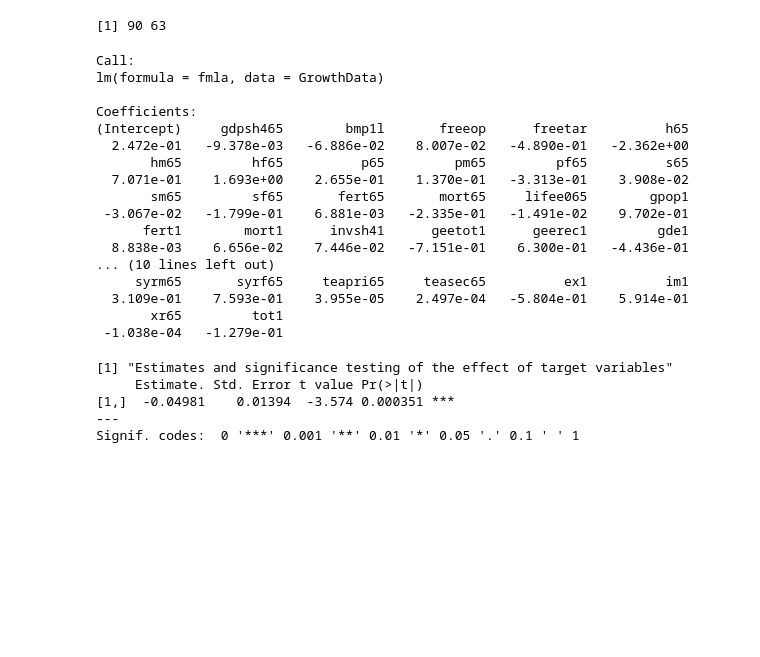
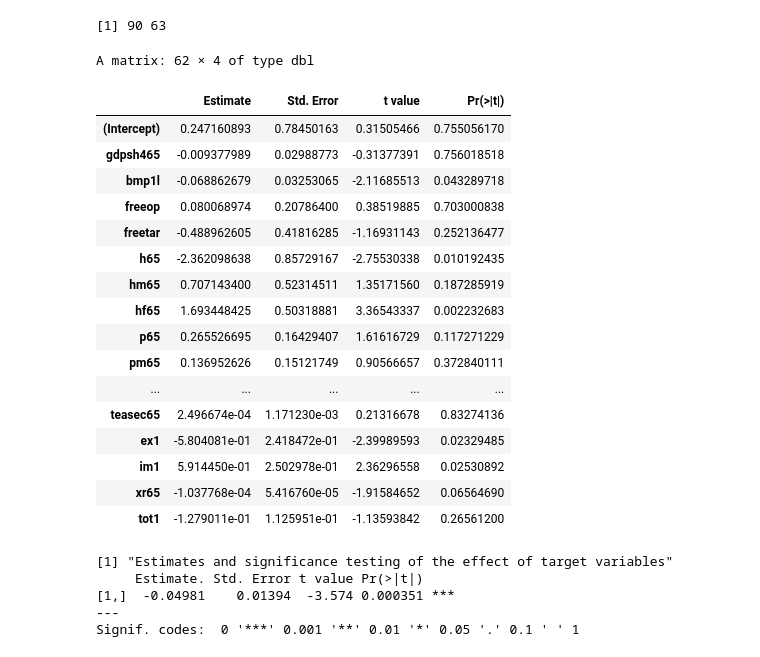
Before and after one commit to d2cml-ai/HDMjl.jl, a Jupyter notebook: tutorial/r_file.ipynb, the cells around one changed output. Cells and saved outputs as stored; diff of their text form; code cells hidden in the pictures; blank space fills up the shorter version.

```diff
--- a/tutorial/r_file.ipynb
+++ b/tutorial/r_file.ipynb
@@ -223,26 +223,27 @@ dandxnames = varnames[-c(1, 2)] # names of D and X variables
 # create formulas by pasting names (this saves typing times)
 fmla = as.formula(paste("Outcome ~ ", paste(dandxnames, collapse = "+")))
 ls.effect = lm(fmla, data = GrowthData)
-# %%
-ls.effect
-# %% [output]
-Call:
-lm(formula = fmla, data = GrowthData)
-
-Coefficients:
-(Intercept)     gdpsh465        bmp1l       freeop      freetar          h65
-  2.472e-01   -9.378e-03   -6.886e-02    8.007e-02   -4.890e-01   -2.362e+00
-       hm65         hf65          p65         pm65         pf65          s65
-  7.071e-01    1.693e+00    2.655e-01    1.370e-01   -3.313e-01    3.908e-02
-       sm65         sf65       fert65       mort65     lifee065        gpop1
- -3.067e-02   -1.799e-01    6.881e-03   -2.335e-01   -1.491e-02    9.702e-01
-      fert1        mort1      invsh41      geetot1      geerec1         gde1
-  8.838e-03    6.656e-02    7.446e-02   -7.151e-01    6.300e-01   -4.436e-01
-... (10 lines left out)
-     syrm65       syrf65     teapri65     teasec65          ex1          im1
-  3.109e-01    7.593e-01    3.955e-05    2.497e-04   -5.804e-01    5.914e-01
-       xr65         tot1
- -1.038e-04   -1.279e-01
+# %%
+summary(ls.effect)$coef
+# %% [output]
+A matrix: 62 × 4 of type dbl
+|  | Estimate | Std. Error | t value | Pr(>|t|) |
+| (Intercept) | 0.247160893 | 0.78450163 | 0.31505466 | 0.755056170 |
+| gdpsh465 | -0.009377989 | 0.02988773 | -0.31377391 | 0.756018518 |
+| bmp1l | -0.068862679 | 0.03253065 | -2.11685513 | 0.043289718 |
+| freeop | 0.080068974 | 0.20786400 | 0.38519885 | 0.703000838 |
+| freetar | -0.488962605 | 0.41816285 | -1.16931143 | 0.252136477 |
+| h65 | -2.362098638 | 0.85729167 | -2.75530338 | 0.010192435 |
+| hm65 | 0.707143400 | 0.52314511 | 1.35171560 | 0.187285919 |
+| hf65 | 1.693448425 | 0.50318881 | 3.36543337 | 0.002232683 |
+| p65 | 0.265526695 | 0.16429407 | 1.61616729 | 0.117271229 |
+| pm65 | 0.136952626 | 0.15121749 | 0.90566657 | 0.372840111 |
+| ... | ... | ... | ... | ... |
+| teasec65 | 2.496674e-04 | 1.171230e-03 | 0.21316678 | 0.83274136 |
+| ex1 | -5.804081e-01 | 2.418472e-01 | -2.39989593 | 0.02329485 |
+| im1 | 5.914450e-01 | 2.502978e-01 | 2.36296558 | 0.02530892 |
+| xr65 | -1.037768e-04 | 5.416760e-05 | -1.91584652 | 0.06564690 |
+| tot1 | -1.279011e-01 | 1.125951e-01 | -1.13593842 | 0.26561200 |
 # %%
 dX = as.matrix(cbind(d, X))
 lasso.effect = rlassoEffect(x = X, y = y, d = d, method = "partialling out")
```
Also changed, not shown: parts of 3 cells of this notebook, 1 other file.
